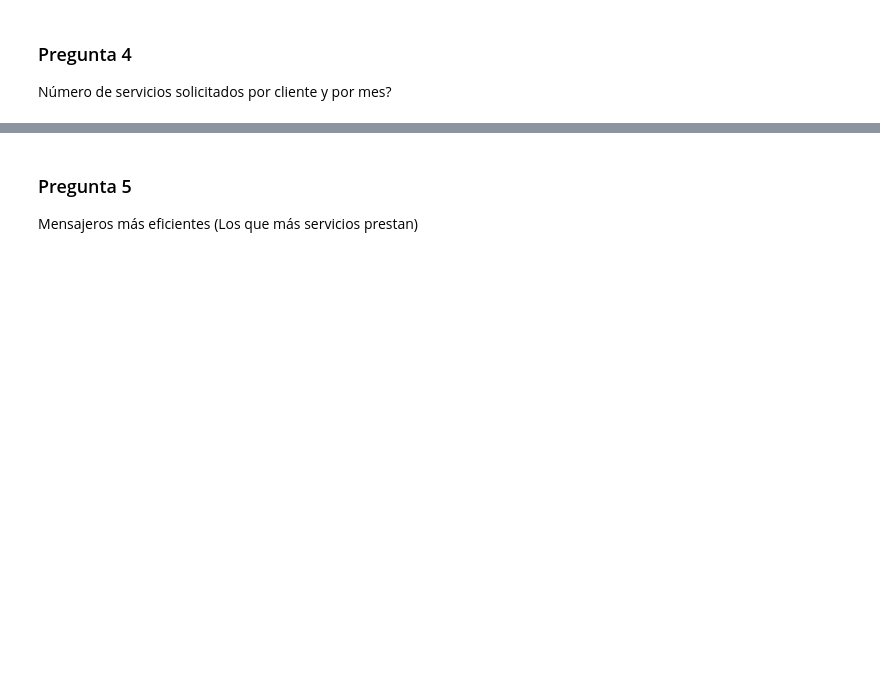
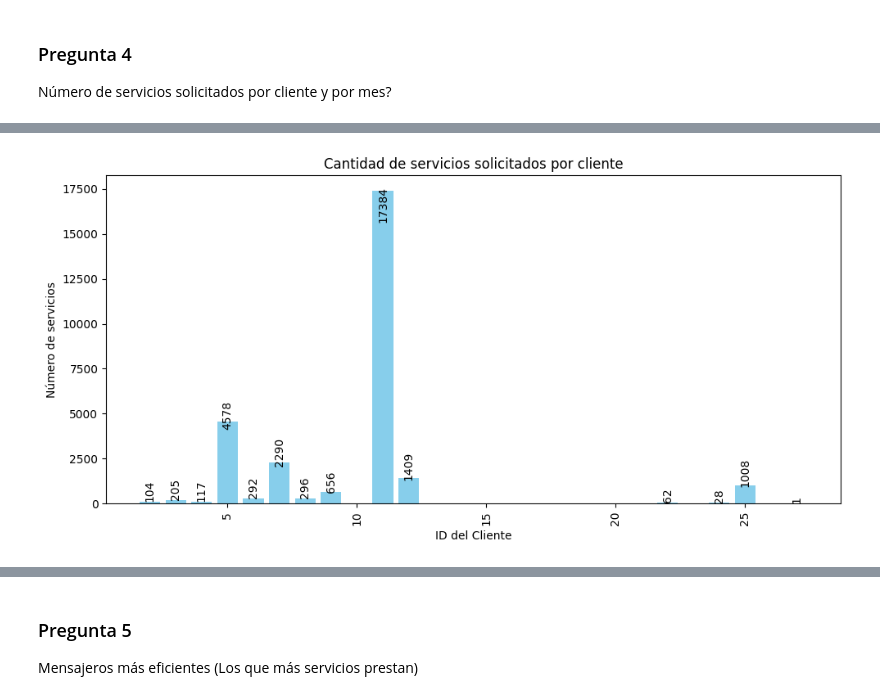
Before and after one commit to DiegoFernando01/etl-kdd, a Jupyter notebook: etl_notebook.ipynb, the cells around one changed output, grey strips where cells are left out. Saved outputs shown, nothing was run; the diff lists cells and outputs as text; code cells hidden in the pictures; blank space fills up the shorter version.

```diff
--- a/etl_notebook.ipynb
+++ b/etl_notebook.ipynb
@@ -560,24 +607,81 @@ hecho_servicios_preguntas = (hecho_servicios.groupby('cliente_id')['id']
   .reset_index()
   .rename(columns={'id': 'num_servicios'}))
 
+hecho_servicios_preguntas.sort_values(by='num_servicios', ascending=False, inplace=True)
+
 #print(conteo_servicios_por_cliente.shape[0])
+#print("Servicios solicitados por cliente:")
+#print(hecho_servicios_preguntas)
 print("Servicios solicitados por cliente:")
-print(hecho_servicios_preguntas)
+
+# Crear la gráfica
+plt.figure(figsize=(10, 5))
+bars = plt.bar(hecho_servicios_preguntas['cliente_id'], hecho_servicios_preguntas['num_servicios'], color='skyblue')
+plt.xlabel('ID del Cliente')
+plt.ylabel('Número de servicios')
+plt.title('Cantidad de servicios solicitados por cliente')
+plt.xticks(rotation=90)
+plt.tight_layout()
+
+# Agregar etiquetas con la cantidad de servicios en cada barra
+for bar in bars:
+  height = bar.get_height()
+  plt.text(
+    bar.get_x() + bar.get_width() / 2,
+    height - (height * 0.1),
+    f'{int(height)}',
+    ha='center', va='bottom', color='black', fontsize=10, rotation=90)
+
+# Mostrar la gráfica
+plt.show()
+
+cliente_con_mas_servicios = hecho_servicios_preguntas.iloc[0]
+print(f"El cliente con más servicios reportados es el {cliente_con_mas_servicios['cliente_id']} con {cliente_con_mas_servicios['num_servicios']} servicios.")
 
 # Mes con más servicios en general (todos los años)
-hecho_servicios_preguntas = hecho_servicios[['id', 'id_fecha_iniciado']].rename(columns={'id' : 'id_servicio'})
+# Agregar mes y cliente al análisis
+hecho_servicios_preguntas = hecho_servicios[['id', 'cliente_id', 'id_fecha_iniciado']].rename(columns={'id': 'id_servicio'})
 
-hecho_servicios_preguntas = (pd.merge(hecho_servicios_preguntas, dimension_fecha[['id', 'año','mes']].astype('Int32'),
-  how='left', left_on='id_fecha_iniciado', right_on='id').drop(columns=['id', 'id_fecha_iniciado']))
+# Unir con la dimensión fecha para obtener el mes
+hecho_servicios_preguntas = pd.merge(
+    hecho_servicios_preguntas,
+    dimension_fecha[['id', 'mes']].astype('Int32'),
+    how='left',
+    left_on='id_fecha_iniciado',
+    right_on='id'
+).drop(columns=['id', 'id_fecha_iniciado'])
 
-hecho_servicios_preguntas = (hecho_servicios_preguntas.groupby('mes')['id_servicio']
-  .count()
-  .reset_index()
-  .rename(columns={'id_servicio': 'num_servicios'}))
+# Agrupar por mes y cliente
+hecho_servicios_agrupados = hecho_servicios_preguntas.groupby(['mes', 'cliente_id'])['id_servicio'] \
+    .count() \
+    .reset_index() \
+    .rename(columns={'id_servicio': 'num_servicios'})
 
-hecho_servicios_preguntas['mes'] = hecho_servicios_preguntas['mes'].map({ 1: 'Enero', 2: 'Febrero', 3: 'Marzo', 4: 'Abril', 5: 'Mayo', 6: 'Junio', 7: 'Julio', 8: 'Agosto', 9: 'Septiembre', 10: 'Octubre', 11: 'Noviembre', 12: 'Diciembre' })
+# Mapeo del número del mes a su nombre
+hecho_servicios_agrupados['mes'] = hecho_servicios_agrupados['mes'].map({
+    1: 'Enero', 2: 'Febrero', 3: 'Marzo', 4: 'Abril', 5: 'Mayo', 6: 'Junio',
+    7: 'Julio', 8: 'Agosto', 9: 'Septiembre', 10: 'Octubre', 11: 'Noviembre', 12: 'Diciembre'
+})
 
-print("\nServicios solicitados por mes:")
-print(hecho_servicios_preguntas.sort_values(by=['num_servicios'], ascending=False))
+# Crear una tabla pivote para la visualización
+pivot_data = hecho_servicios_agrupados.pivot(index='mes', columns='cliente_id', values='num_servicios').fillna(0)
+
+# Gráfica de barras apiladas
+pivot_data.plot(
+    kind='bar',
+    stacked=True,
+    figsize=(12, 6),
+    colormap='tab20'
+)
+plt.title('Cantidad de servicios solicitados por cliente y mes')
+plt.xlabel('Mes')
+plt.ylabel('Número de servicios')
+plt.legend(title='ID del Cliente', bbox_to_anchor=(1.05, 1), loc='upper left')
+plt.xticks(rotation=45)
+plt.tight_layout()
+
+# Mostrar la gráfica
+print("\nServicios solicitados por mes por cliente:")
+plt.show()
 # %% [output]
 Servicios solicitados por cliente:
@@ -599,0 +688 @@ Servicios solicitados por cliente:
+[figure, added]
```
Also changed, not shown: parts of 11 cells of this notebook, 1 other file.
